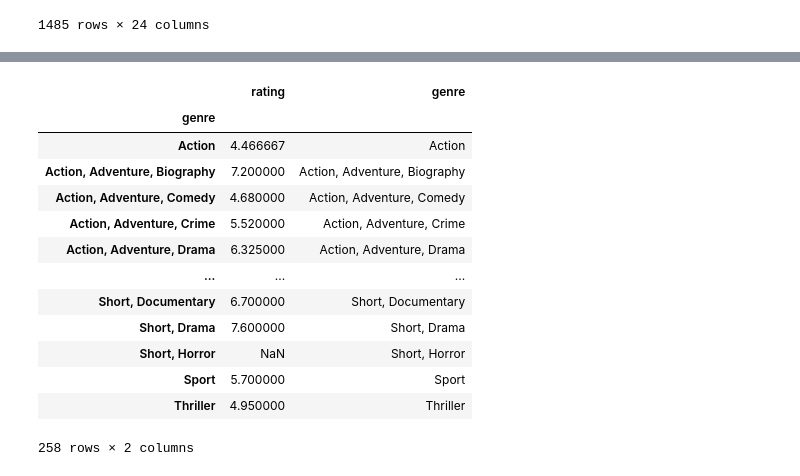
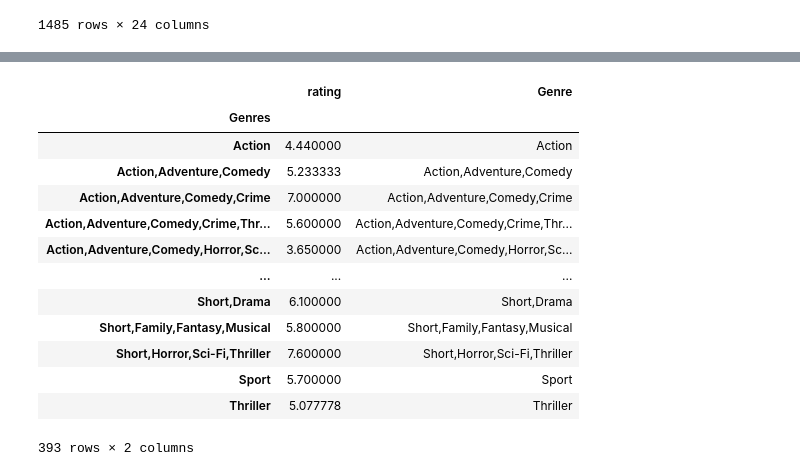
Before and after one commit to troyflood94/project_3, a Jupyter notebook: project_work_file.ipynb, the cells around one changed output, grey strips where cells are left out. Drawn from its saved outputs; the diff is of its cells as text; code cells hidden in the pictures.

```diff
--- a/project_work_file.ipynb
+++ b/project_work_file.ipynb
@@ -83,23 +83,23 @@ Name: count, Length: 296, dtype: int64
 # %%
-genre_grouped_df=pd.DataFrame(merged_df.groupby('genre')['rating'].mean())
+genre_grouped_df=pd.DataFrame(merged_df.groupby('Genres')['rating'].mean())
 
-genre_grouped_df["genre"]=genre_grouped_df.index
+genre_grouped_df["Genre"]=genre_grouped_df.index
 genre_grouped_df
 # %% [output]
-|  | rating | genre |
-| genre |  |  |
-| Action | 4.466667 | Action |
-| Action, Adventure, Biography | 7.200000 | Action, Adventure, Biography |
-| Action, Adventure, Comedy | 4.680000 | Action, Adventure, Comedy |
-| Action, Adventure, Crime | 5.520000 | Action, Adventure, Crime |
-| Action, Adventure, Drama | 6.325000 | Action, Adventure, Drama |
+|  | rating | Genre |
+| Genres |  |  |
+| Action | 4.440000 | Action |
+| Action,Adventure,Comedy | 5.233333 | Action,Adventure,Comedy |
+| Action,Adventure,Comedy,Crime | 7.000000 | Action,Adventure,Comedy,Crime |
+| Action,Adventure,Comedy,Crime,Thr... | 5.600000 | Action,Adventure,Comedy,Crime,Thr... |
+| Action,Adventure,Comedy,Horror,Sc... | 3.650000 | Action,Adventure,Comedy,Horror,Sc... |
 | ... | ... | ... |
-| Short, Documentary | 6.700000 | Short, Documentary |
-| Short, Drama | 7.600000 | Short, Drama |
-| Short, Horror | NaN | Short, Horror |
+| Short,Drama | 6.100000 | Short,Drama |
+| Short,Family,Fantasy,Musical | 5.800000 | Short,Family,Fantasy,Musical |
+| Short,Horror,Sci-Fi,Thriller | 7.600000 | Short,Horror,Sci-Fi,Thriller |
 | Sport | 5.700000 | Sport |
-| Thriller | 4.950000 | Thriller |
+| Thriller | 5.077778 | Thriller |
-258 rows × 2 columns
+393 rows × 2 columns
 # %%
 action_movies=merged_df.loc[merged_df['genre']=='Action']
 action_movies
```
Also changed, not shown: parts of 2 cells of this notebook.
